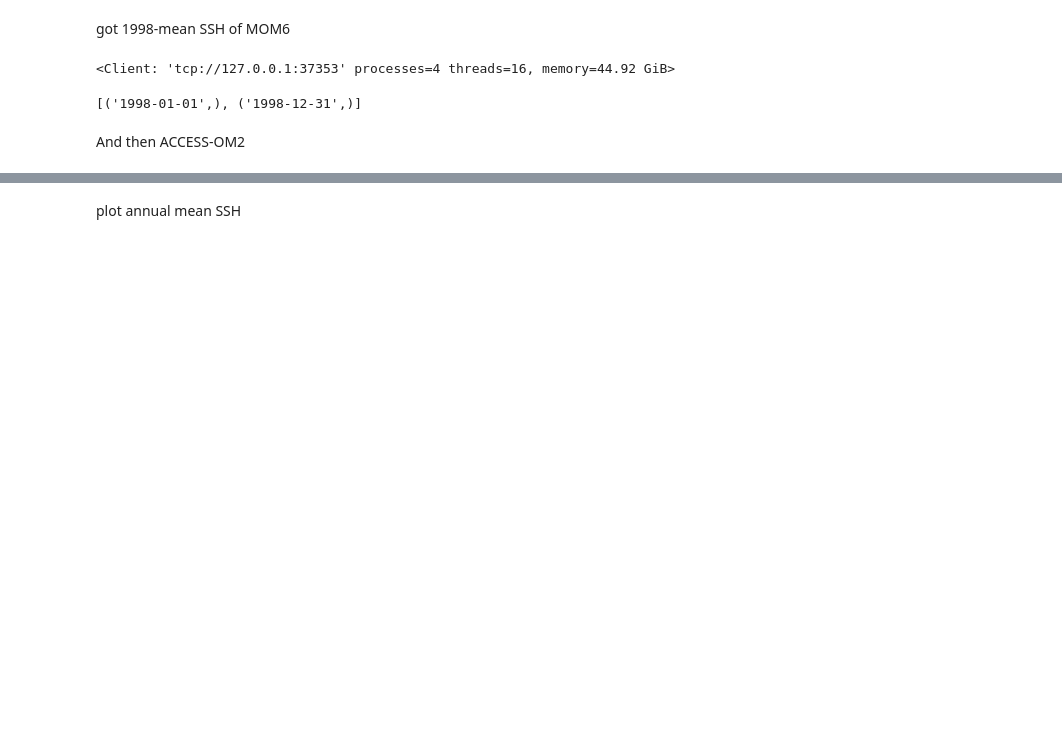
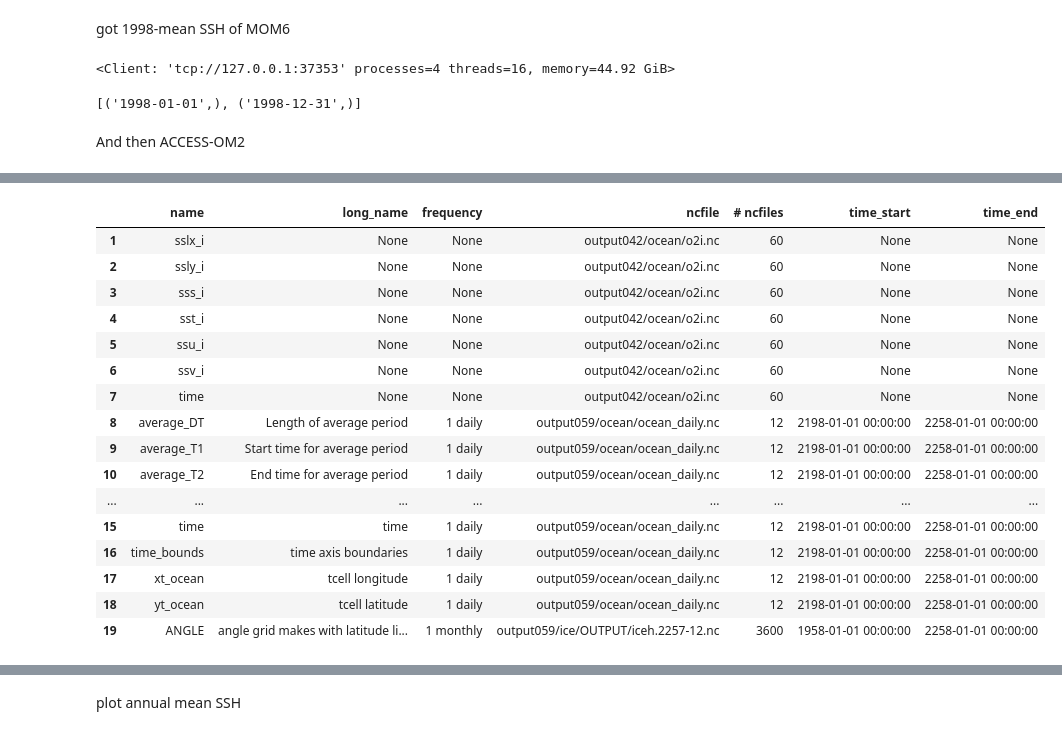
Before and after one commit to Hangyum/proposal, a Jupyter notebook: sea level.ipynb, the cells around one changed output, grey strips where cells are left out. Cells and saved outputs as stored; diff of their text form; code cells hidden in the pictures; blank space fills up the shorter version.

```diff
--- a/sea level.ipynb
+++ b/sea level.ipynb
@@ -52,0 +92,22 @@ session_2 = cc.database.create_session()
+# %%
+# 1 deg variable
+variables = cc.querying.get_variables(session_2, experiment='1deg_jra55v13_iaf_spinup1_B1')
+variables[1:20]
+# %% [output]
+|  | name | long_name | frequency | ncfile | # ncfiles | time_start | time_end |
+| 1 | sslx_i | None | None | output042/ocean/o2i.nc | 60 | None | None |
+| 2 | ssly_i | None | None | output042/ocean/o2i.nc | 60 | None | None |
+| 3 | sss_i | None | None | output042/ocean/o2i.nc | 60 | None | None |
+| 4 | sst_i | None | None | output042/ocean/o2i.nc | 60 | None | None |
+| 5 | ssu_i | None | None | output042/ocean/o2i.nc | 60 | None | None |
+| 6 | ssv_i | None | None | output042/ocean/o2i.nc | 60 | None | None |
+| 7 | time | None | None | output042/ocean/o2i.nc | 60 | None | None |
+| 8 | average_DT | Length of average period | 1 daily | output059/ocean/ocean_daily.nc | 12 | 2198-01-01 00:00:00 | 2258-01-01 00:00:00 |
+| 9 | average_T1 | Start time for average period | 1 daily | output059/ocean/ocean_daily.nc | 12 | 2198-01-01 00:00:00 | 2258-01-01 00:00:00 |
+| 10 | average_T2 | End time for average period | 1 daily | output059/ocean/ocean_daily.nc | 12 | 2198-01-01 00:00:00 | 2258-01-01 00:00:00 |
+| ... | ... | ... | ... | ... | ... | ... | ... |
+| 15 | time | time | 1 daily | output059/ocean/ocean_daily.nc | 12 | 2198-01-01 00:00:00 | 2258-01-01 00:00:00 |
+| 16 | time_bounds | time axis boundaries | 1 daily | output059/ocean/ocean_daily.nc | 12 | 2198-01-01 00:00:00 | 2258-01-01 00:00:00 |
+| 17 | xt_ocean | tcell longitude | 1 daily | output059/ocean/ocean_daily.nc | 12 | 2198-01-01 00:00:00 | 2258-01-01 00:00:00 |
+| 18 | yt_ocean | tcell latitude | 1 daily | output059/ocean/ocean_daily.nc | 12 | 2198-01-01 00:00:00 | 2258-01-01 00:00:00 |
+| 19 | ANGLE | angle grid makes with latitude li... | 1 monthly | output059/ice/OUTPUT/iceh.2257-12.nc | 3600 | 1958-01-01 00:00:00 | 2258-01-01 00:00:00 |
```
Also changed, not shown: parts of 8 cells of this notebook.
